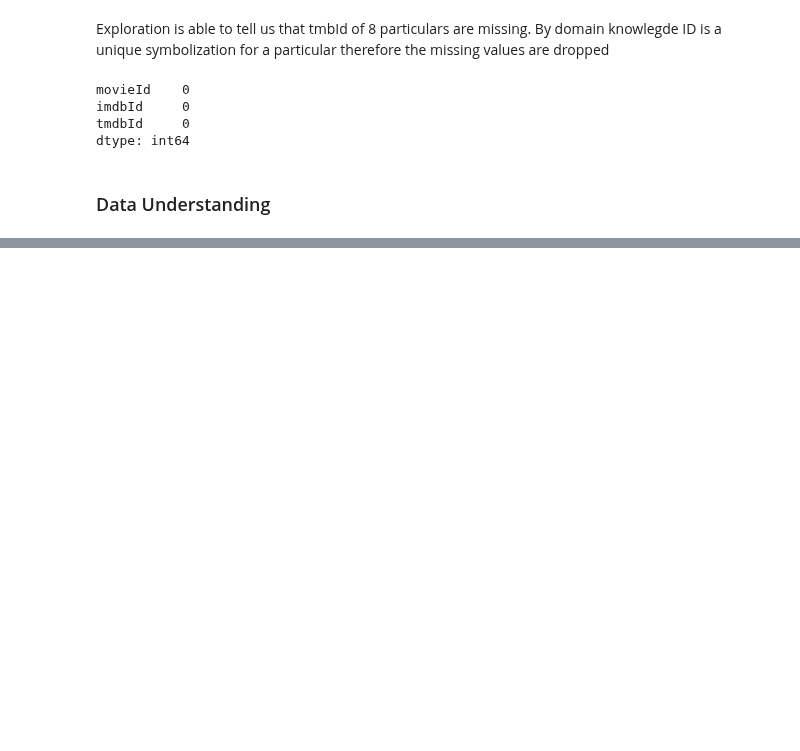
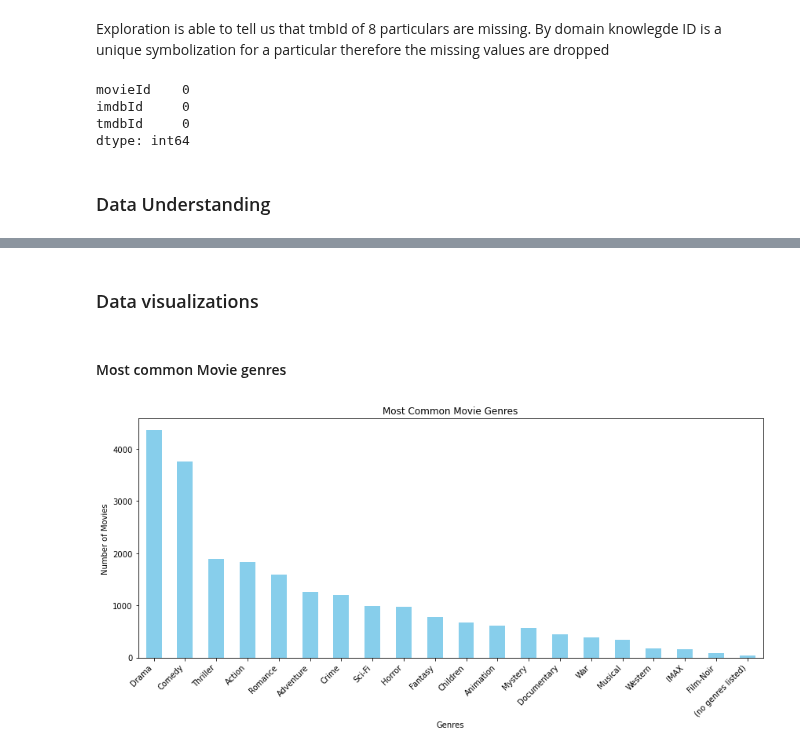
Before and after one commit to ruth-kitasi/Movielens-Recommendation-System, a Jupyter notebook: work_folder/mbego.ipynb, the cells around one changed output, grey strips where cells are left out. Cells and saved outputs as stored; diff of their text form; code cells hidden in the pictures; blank space fills up the shorter version.

Commit message:
Data understanding and visuals

```diff
--- a/work_folder/mbego.ipynb
+++ b/work_folder/mbego.ipynb
@@ -137,0 +136,5 @@ genres: list of genres.
+# %%
+# Explore unique genres and their counts.
+genres = movies['genres'].str.get_dummies(sep='|')
+genre_counts = genres.sum().sort_values(ascending=False)
+print(genre_counts)
@@ -137,0 +219,18 @@ genres: list of genres.
+# %% [markdown]
+### Data visualizations
+# %% [markdown]
+#### Most common Movie genres
+# %%
+import matplotlib.pyplot as plt
+
+# Create a bar plot for the most common genres
+plt.figure(figsize=(12, 6))
+genre_counts.plot(kind='bar', color='skyblue')
+plt.title('Most Common Movie Genres')
+plt.xlabel('Genres')
+plt.ylabel('Number of Movies')
+plt.xticks(rotation=45, ha='right')
+plt.tight_layout()
+plt.show()
+# %% [output]
+[figure, added]
```
Also changed, not shown: parts of 13 cells of this notebook.
